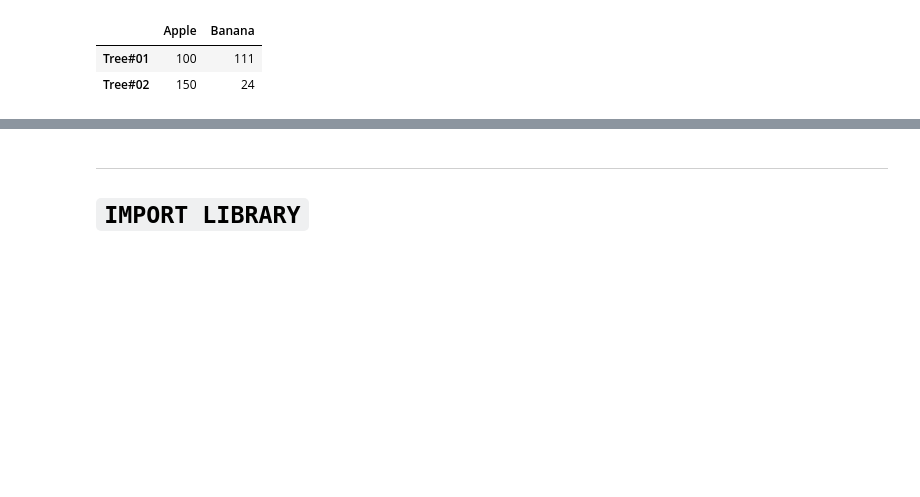
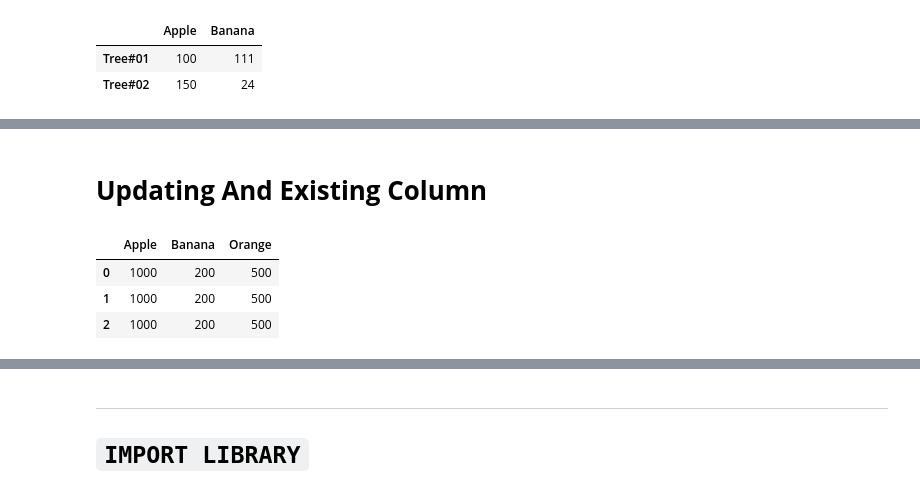
Before and after one commit to Shaikh-Hafiz-Yahya/AI_Road_Map_2026, a Jupyter notebook: Module04_Pandas/Lecture01.ipynb, the cells around one changed output, grey strips where cells are left out. Cells and saved outputs as stored; diff of their text form; code cells hidden in the pictures; blank space fills up the shorter version.

```diff
--- a/Module04_Pandas/Lecture01.ipynb
+++ b/Module04_Pandas/Lecture01.ipynb
@@ -259,0 +274,10 @@ df5
+# %% [markdown]
+# **Updating And Existing Column**
+# %%
+df5['Apple'] = 1000
+df5
+# %% [output]
+|  | Apple | Banana | Orange |
+| 0 | 1000 | 200 | 500 |
+| 1 | 1000 | 200 | 500 |
+| 2 | 1000 | 200 | 500 |
```
Also changed, not shown: parts of 18 cells of this notebook.
